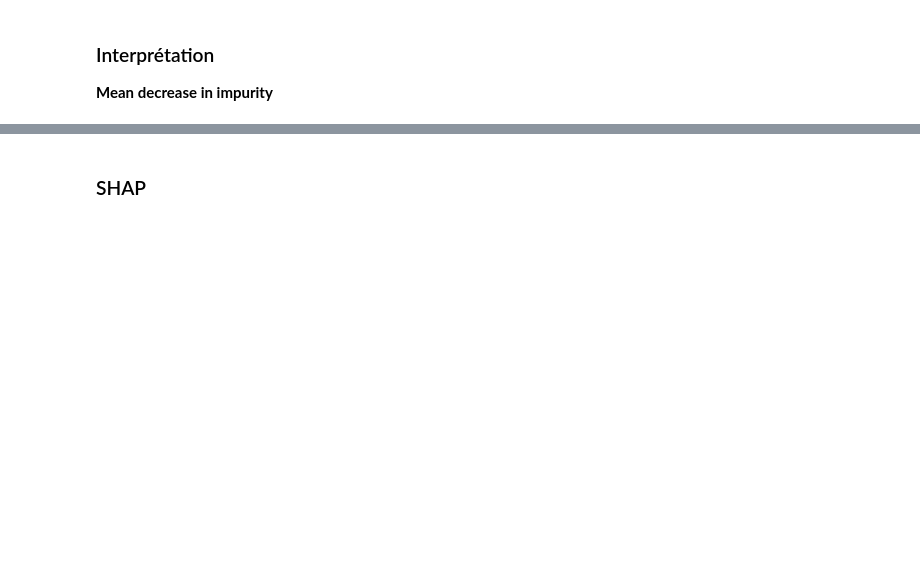
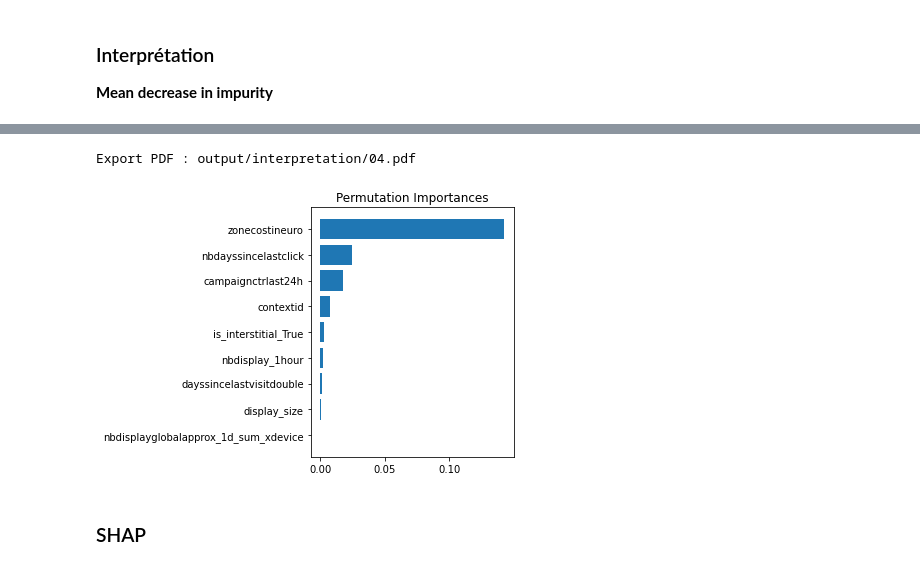
Before and after one commit to baptiste-pasquier/statapp, a Jupyter notebook: Modelisation/6_interpretation.ipynb, the cells around one changed output, grey strips where cells are left out. Drawn from its saved outputs; the diff is of its cells as text; code cells hidden in the pictures; blank space fills up the shorter version.

```diff
--- a/Modelisation/6_interpretation.ipynb
+++ b/Modelisation/6_interpretation.ipynb
@@ -306,3 +318,8 @@ Export PDF : output/interpretation/02.pdf
+# %%
+plot_permutation_importance(m.model, X_test, y_test, bar=True)
+# %% [output]
+Export PDF : output/interpretation/04.pdf
+[figure, added]
 # %% [markdown]
 ### SHAP
 # %%
```
Also changed, not shown: parts of 20 cells of this notebook, 12 other files.
